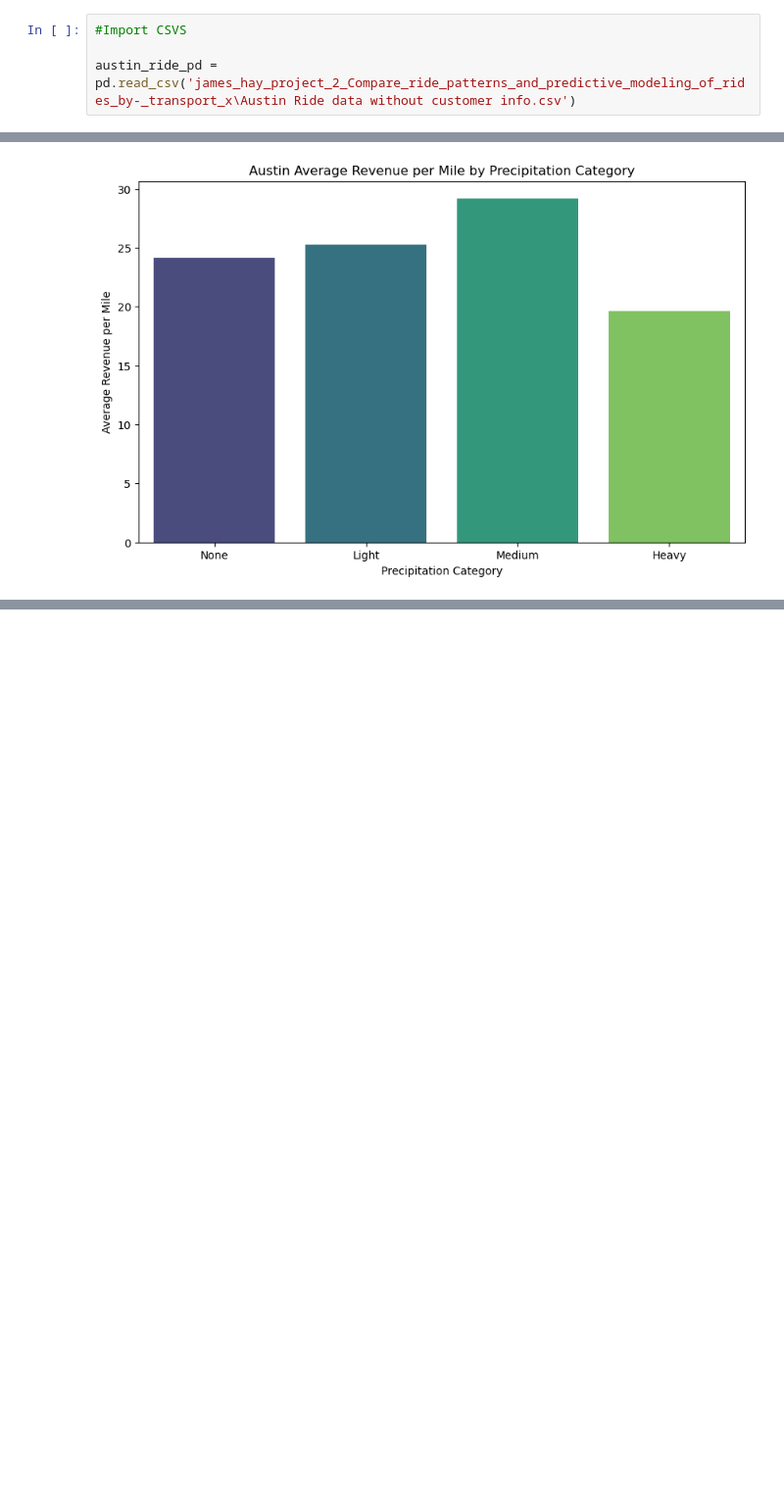
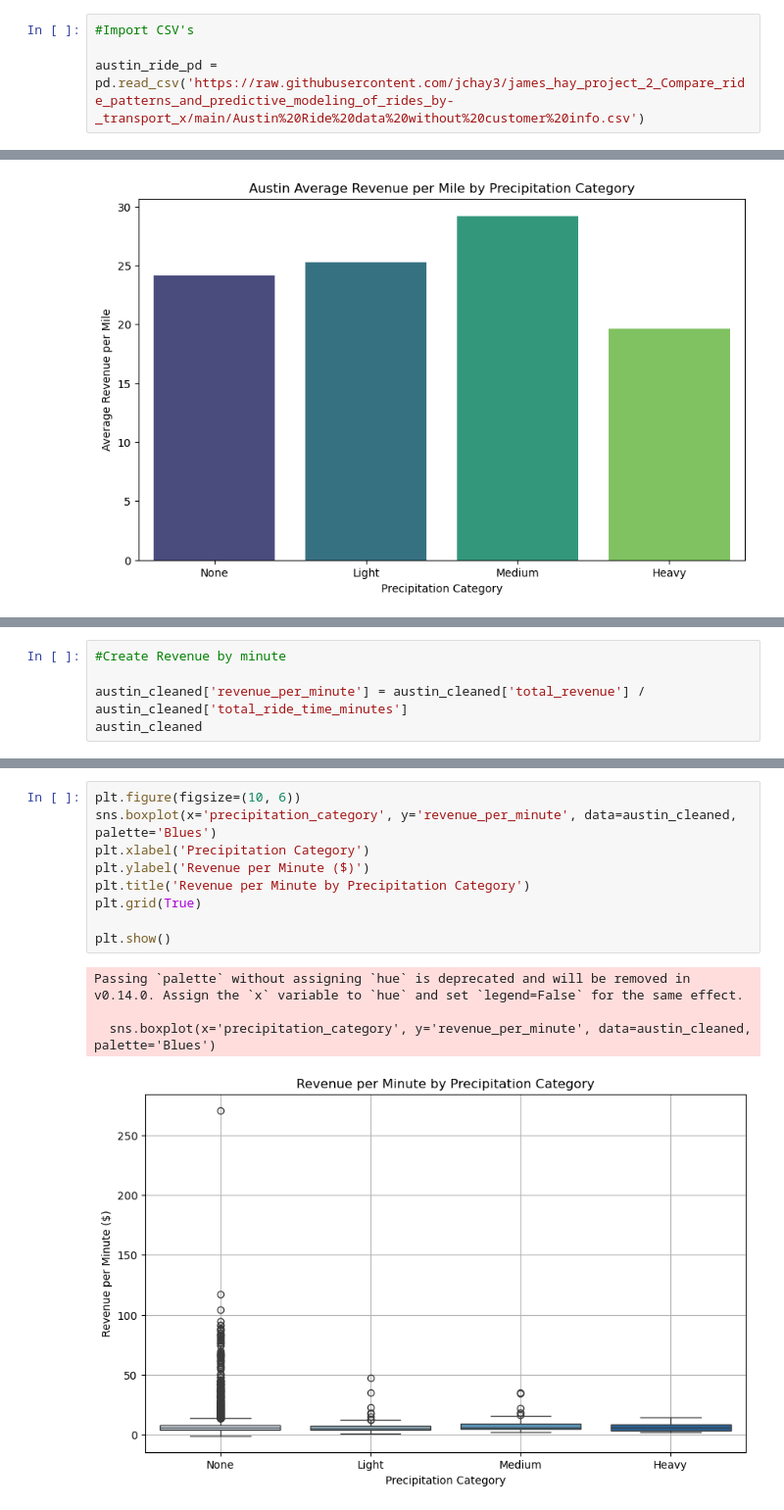
Before and after one commit to jchay3/james_hay_project_2_Compare_ride_patterns_and_predictive_modeling_of_rides_by-_transport_x, a Jupyter notebook: james_workbook_for_austin.ipynb, the cells around one changed output, grey strips where cells are left out. Shown at 98% size. Saved outputs shown, nothing was run; the diff lists cells and outputs as text; blank space fills up the shorter version.

Commit message:
pushing updates on code and initial RF model

```diff
--- a/james_workbook_for_austin.ipynb
+++ b/james_workbook_for_austin.ipynb
@@ -5,6 +5,6 @@ import re
 
 pd.set_option('display.max_columns',50)
 # %%
-#Import CSVS
+#Import CSV's
 
-austin_ride_pd = pd.read_csv('james_hay_project_2_Compare_ride_patterns_and_predictive_modeling_of_rides_by-_transport_x\Austin Ride data without customer info.csv')
+austin_ride_pd = pd.read_csv('https://raw.githubusercontent.com/jchay3/james_hay_project_2_Compare_ride_patterns_and_predictive_modeling_of_rides_by-_transport_x/main/Austin%20Ride%20data%20without%20customer%20info.csv')
@@ -525,0 +523,5 @@ Passing `palette` without assigning `hue` is deprecated and will be removed in v
+# %%
+#Create Revenue by minute
+
+austin_cleaned['revenue_per_minute'] = austin_cleaned['total_revenue'] / austin_cleaned['total_ride_time_minutes']
+austin_cleaned
@@ -525,0 +542,14 @@ Passing `palette` without assigning `hue` is deprecated and will be removed in v
+# %%
+plt.figure(figsize=(10, 6))
+sns.boxplot(x='precipitation_category', y='revenue_per_minute', data=austin_cleaned, palette='Blues')
+plt.xlabel('Precipitation Category')
+plt.ylabel('Revenue per Minute ($)')
+plt.title('Revenue per Minute by Precipitation Category')
+plt.grid(True)
+
+plt.show()
+# %% [output]
+Passing `palette` without assigning `hue` is deprecated and will be removed in v0.14.0. Assign the `x` variable to `hue` and set `legend=False` for the same effect.
+
+  sns.boxplot(x='precipitation_category', y='revenue_per_minute', data=austin_cleaned, palette='Blues')
+[figure, added]
```
Also changed, not shown: parts of 25 cells of this notebook, 1 other file.
